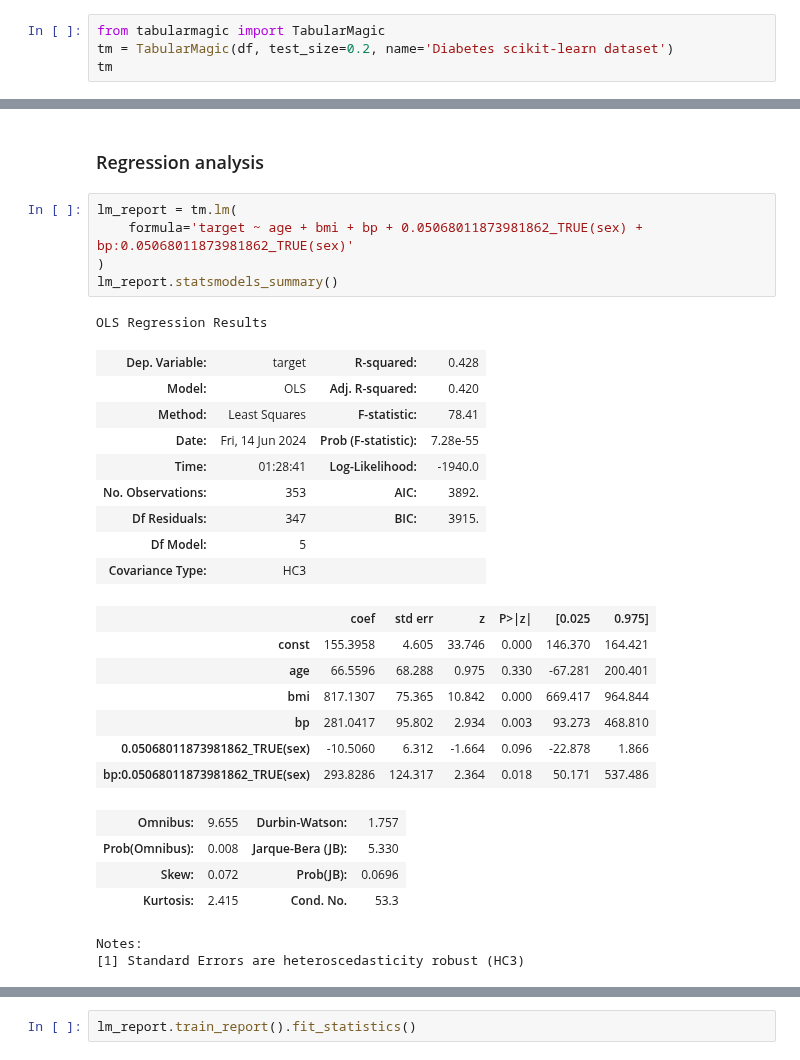
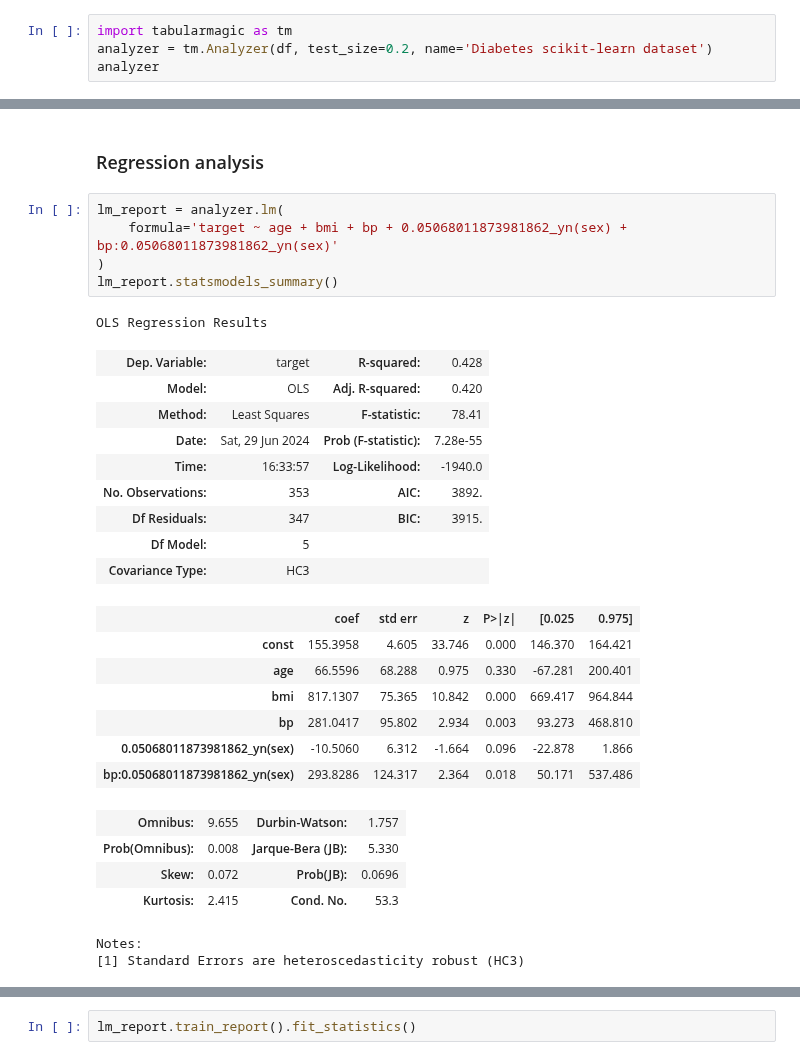
Before and after one commit to ajy25/TabularMagic, a Jupyter notebook: demo/regression/diabetes.ipynb, the cells around one changed output, grey strips where cells are left out. Cells and saved outputs as stored; diff of their text form.

```diff
--- a/demo/regression/diabetes.ipynb
+++ b/demo/regression/diabetes.ipynb
@@ -12,9 +12,9 @@ data = pd.DataFrame(diabetes.data, columns=diabetes.feature_names)
 target = pd.Series(diabetes.target, name='target')
 df = pd.concat([data, target], axis=1)
 # %%
-from tabularmagic import TabularMagic
-tm = TabularMagic(df, test_size=0.2, name='Diabetes scikit-learn dataset')
-tm
+import tabularmagic as tm
+analyzer = tm.Analyzer(df, test_size=0.2, name='Diabetes scikit-learn dataset')
+analyzer
 # %% [output]
 INFO: Initialization complete. Shapes of train, test DataFrames: (353, 11), (89,
       11).
@@ -70,17 +70,17 @@ tm.eda(dataset='all').plot_numerical_pairs(
 # %% [markdown]
 ### Regression analysis
 # %%
-lm_report = tm.lm(
-    formula='target ~ age + bmi + bp + 0.05068011873981862_TRUE(sex) + bp:0.05068011873981862_TRUE(sex)'
+lm_report = analyzer.lm(
+    formula='target ~ age + bmi + bp + 0.05068011873981862_yn(sex) + bp:0.05068011873981862_yn(sex)'
 )
 lm_report.statsmodels_summary()
 # %% [output]
 OLS Regression Results
 | Dep. Variable: | target | R-squared: | 0.428 |
 | Model: | OLS | Adj. R-squared: | 0.420 |
 | Method: | Least Squares | F-statistic: | 78.41 |
-| Date: | Fri, 14 Jun 2024 | Prob (F-statistic): | 7.28e-55 |
-| Time: | 01:28:41 | Log-Likelihood: | -1940.0 |
+| Date: | Sat, 29 Jun 2024 | Prob (F-statistic): | 7.28e-55 |
+| Time: | 16:33:57 | Log-Likelihood: | -1940.0 |
 | No. Observations: | 353 | AIC: | 3892. |
 | Df Residuals: | 347 | BIC: | 3915. |
 | Df Model: | 5 |  |  |
@@ -90,8 +90,8 @@ OLS Regression Results
 | age | 66.5596 | 68.288 | 0.975 | 0.330 | -67.281 | 200.401 |
 | bmi | 817.1307 | 75.365 | 10.842 | 0.000 | 669.417 | 964.844 |
 | bp | 281.0417 | 95.802 | 2.934 | 0.003 | 93.273 | 468.810 |
-| 0.05068011873981862_TRUE(sex) | -10.5060 | 6.312 | -1.664 | 0.096 | -22.878 | 1.866 |
-| bp:0.05068011873981862_TRUE(sex) | 293.8286 | 124.317 | 2.364 | 0.018 | 50.171 | 537.486 |
+| 0.05068011873981862_yn(sex) | -10.5060 | 6.312 | -1.664 | 0.096 | -22.878 | 1.866 |
+| bp:0.05068011873981862_yn(sex) | 293.8286 | 124.317 | 2.364 | 0.018 | 50.171 | 537.486 |
 | Omnibus: | 9.655 | Durbin-Watson: | 1.757 |
 | Prob(Omnibus): | 0.008 | Jarque-Bera (JB): | 5.330 |
 | Skew: | 0.072 | Prob(JB): | 0.0696 |
```
Also changed, not shown: parts of 6 cells of this notebook, 51 other files.
